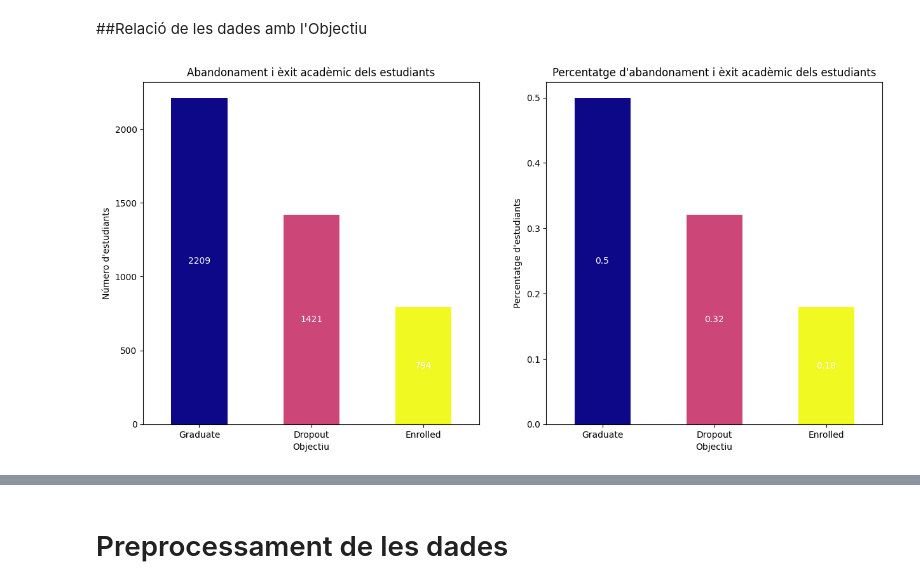
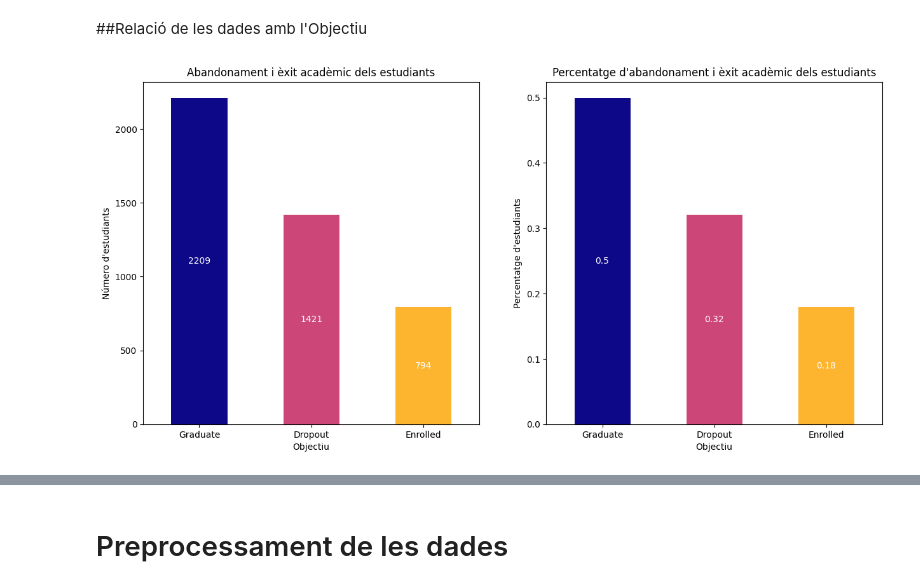
Before and after one commit to Mariona-FT/Data-Mining-MIDA, a Jupyter notebook: Projecte mida_NOU.ipynb, the cells around one changed output, grey strips where cells are left out. Cells and saved outputs as stored; diff of their text form; code cells hidden in the pictures.

Commit message:
+grafics x objectiu

```diff
--- a/Projecte mida_NOU.ipynb
+++ b/Projecte mida_NOU.ipynb
@@ -484,31 +484,32 @@ array([[<Axes: title={'center': 'Marital Status'}>,
 # %% [markdown]
 ##Relació de les dades amb l'Objectiu
 # %%
+#Estadistiques OBJECTIU
 fig, axes = plt.subplots(nrows=1, ncols=2, figsize=(15, 7))
-colors =[(0.050383, 0.029803, 0.527975, 1.0), (0.798216, 0.280197, 0.469538, 1.0), (0.940015, 0.975158, 0.131326, 1.0)]
+colors =[(0.050383, 0.029803, 0.527975, 1.0), (0.798216, 0.280197, 0.469538, 1.0),(0.993814, 0.704741, 0.183043, 1.0)]
 
+#amb valors reals
 dades2.targets["Target"].value_counts().plot.bar(
     ax=axes[0],
     title="Abandonament i èxit acadèmic dels estudiants",
     ylabel="Número d'estudiants",
     xlabel="Objectiu",
     rot=0,
     color=colors
 )
-#amb percentathe
+#amb percentatges
 dades2.targets["Target"].value_counts(normalize=True).plot.bar(
     ax=axes[1],
     title="Percentatge d'abandonament i èxit acadèmic dels estudiants",
     ylabel="Percentatge d'estudiants",
     xlabel="Objectiu",
     rot=0,
     color=colors
 )
 
-# Add labels to the bars
 axes[0].bar_label(axes[0].containers[0], label_type="center", color='w')
 axes[1].bar_label(axes[1].containers[0], fmt='%.2g', label_type="center", color='w')
 
 plt.show()
 # %% [output]
-[figure, old version]
+[figure, new version]
```
Also changed, not shown: parts of 10 cells of this notebook.
